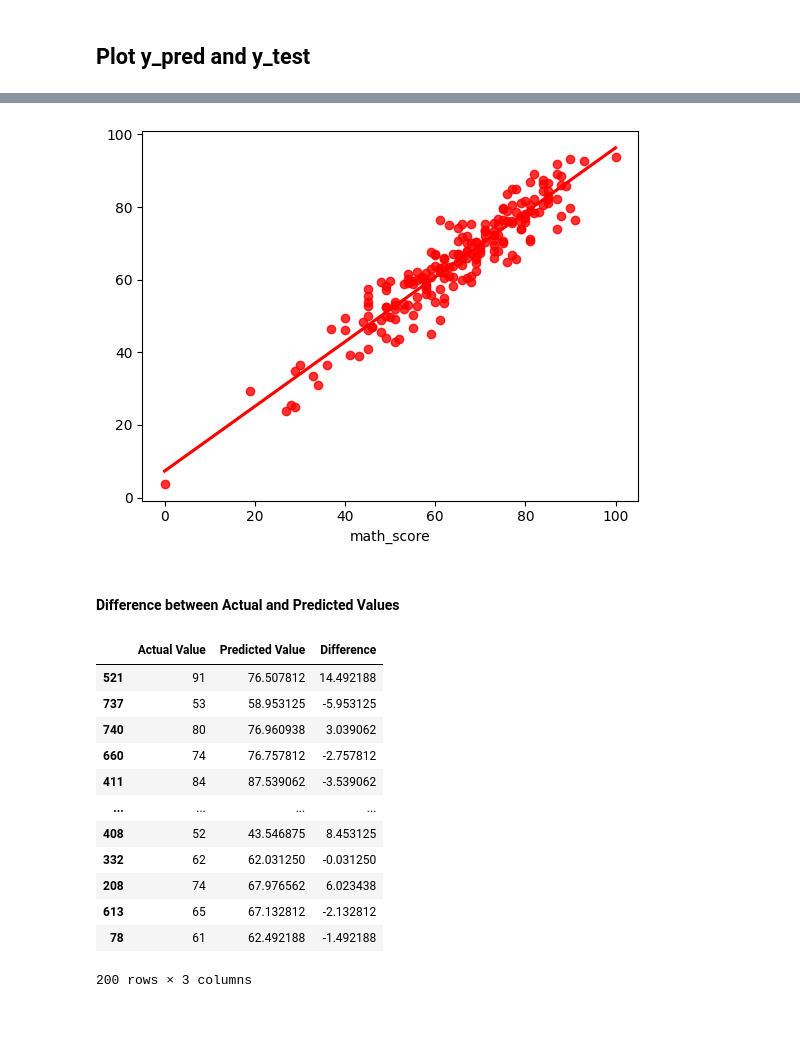
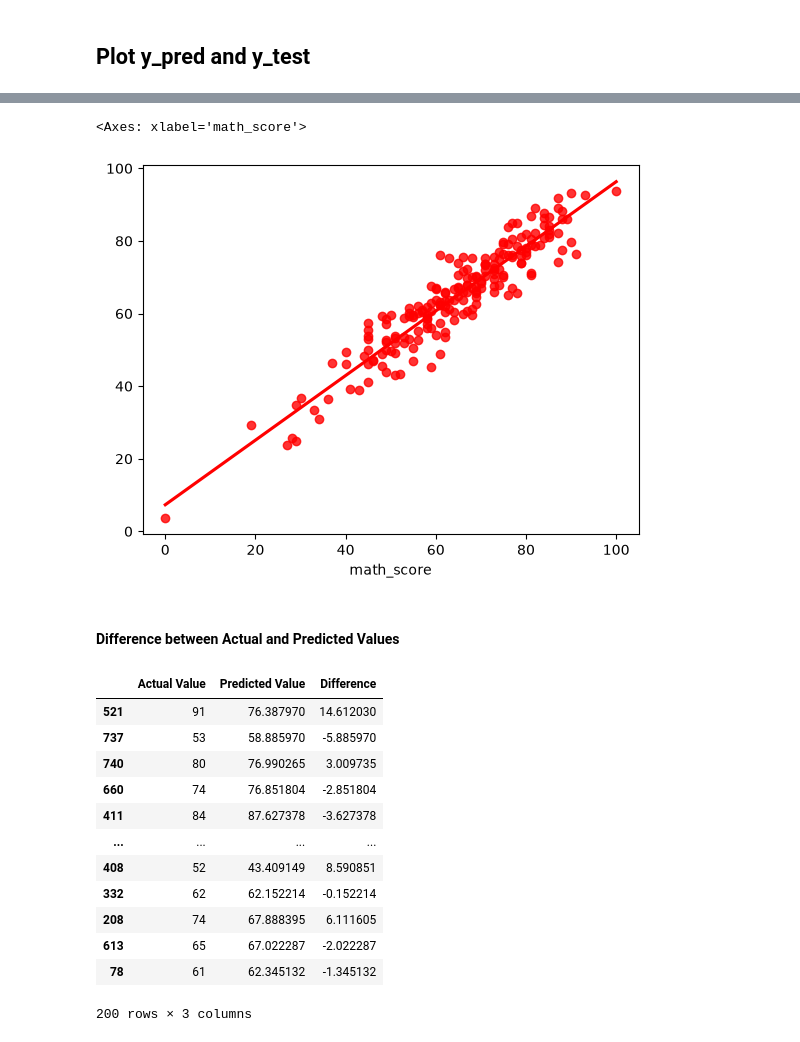
Before and after one commit to AmanPratap-Singh/Ml-Project, a Jupyter notebook: notebook/2. MODEL TRAINING.ipynb, the cells around one changed output, grey strips where cells are left out. Drawn from its saved outputs; the diff is of its cells as text; code cells hidden in the pictures.

```diff
--- a/notebook/2. MODEL TRAINING.ipynb
+++ b/notebook/2. MODEL TRAINING.ipynb
@@ -38 +71,3 @@ Categories in 'test preparation course' variable:      ['none' 'completed']
+# %%
+X = preprocessor.fit_transform(X)
 # %%
@@ -57,7 +89,20 @@ Name: math_score, Length: 1000, dtype: int64
 # %%
 # separate dataset into train and test
+from sklearn.model_selection import train_test_split
+X_train, X_test, y_train, y_test = train_test_split(
+    X, y, test_size=0.2, random_state=42
+)
+
+X_train.shape, X_test.shape
 # %% [output]
 ((800, 19), (200, 19))
 # %% [markdown]
 #### Create an Evaluate Function to give all metrics after model Training
+# %%
+def evaluate_model(true, predicted):
+    mae = mean_absolute_error(true, predicted)
+    mse=mean_squared_error(true, predicted)
+    rmse = np.sqrt(mse)
+    r2 = r2_score(true, predicted)
+    return mae, rmse, r2
 # %%
@@ -96,4 +187,9 @@ Model performance for Test set
 # %% [markdown]
 ## Linear Regression
 # %%
+lin_model = LinearRegression(fit_intercept=True)
+lin_model = lin_model.fit(X_train, y_train)
+y_pred = lin_model.predict(X_test)
+score = r2_score(y_test, y_pred) * 100
+print("Accuracy of this model is %.2f" %score)
 # %% [output]
@@ -106,20 +206,24 @@ Model performance for Test set
 # %%
+sns.regplot(x=y_test, y=y_pred, ci=None, color='red')
 # %% [output]
+<Axes: xlabel='math_score'>
 [figure]
 # %% [markdown]
 #### Difference between Actual and Predicted Values
 # %%
+pred_df = pd.DataFrame({'Actual Value': y_test, 'Predicted Value': y_pred, 'Difference': y_test-y_pred})
+pred_df
 # %% [output]
 |  | Actual Value | Predicted Value | Difference |
-| 521 | 91 | 76.507812 | 14.492188 |
-| 737 | 53 | 58.953125 | -5.953125 |
-| 740 | 80 | 76.960938 | 3.039062 |
-| 660 | 74 | 76.757812 | -2.757812 |
-| 411 | 84 | 87.539062 | -3.539062 |
+| 521 | 91 | 76.387970 | 14.612030 |
+| 737 | 53 | 58.885970 | -5.885970 |
+| 740 | 80 | 76.990265 | 3.009735 |
+| 660 | 74 | 76.851804 | -2.851804 |
+| 411 | 84 | 87.627378 | -3.627378 |
 | ... | ... | ... | ... |
-| 408 | 52 | 43.546875 | 8.453125 |
-| 332 | 62 | 62.031250 | -0.031250 |
-| 208 | 74 | 67.976562 | 6.023438 |
-| 613 | 65 | 67.132812 | -2.132812 |
-| 78 | 61 | 62.492188 | -1.492188 |
+| 408 | 52 | 43.409149 | 8.590851 |
+| 332 | 62 | 62.152214 | -0.152214 |
+| 208 | 74 | 67.888395 | 6.111605 |
+| 613 | 65 | 67.022287 | -2.022287 |
+| 78 | 61 | 62.345132 | -1.345132 |
 200 rows × 3 columns
```
Also changed, not shown: parts of 13 cells of this notebook, 5 other files.
